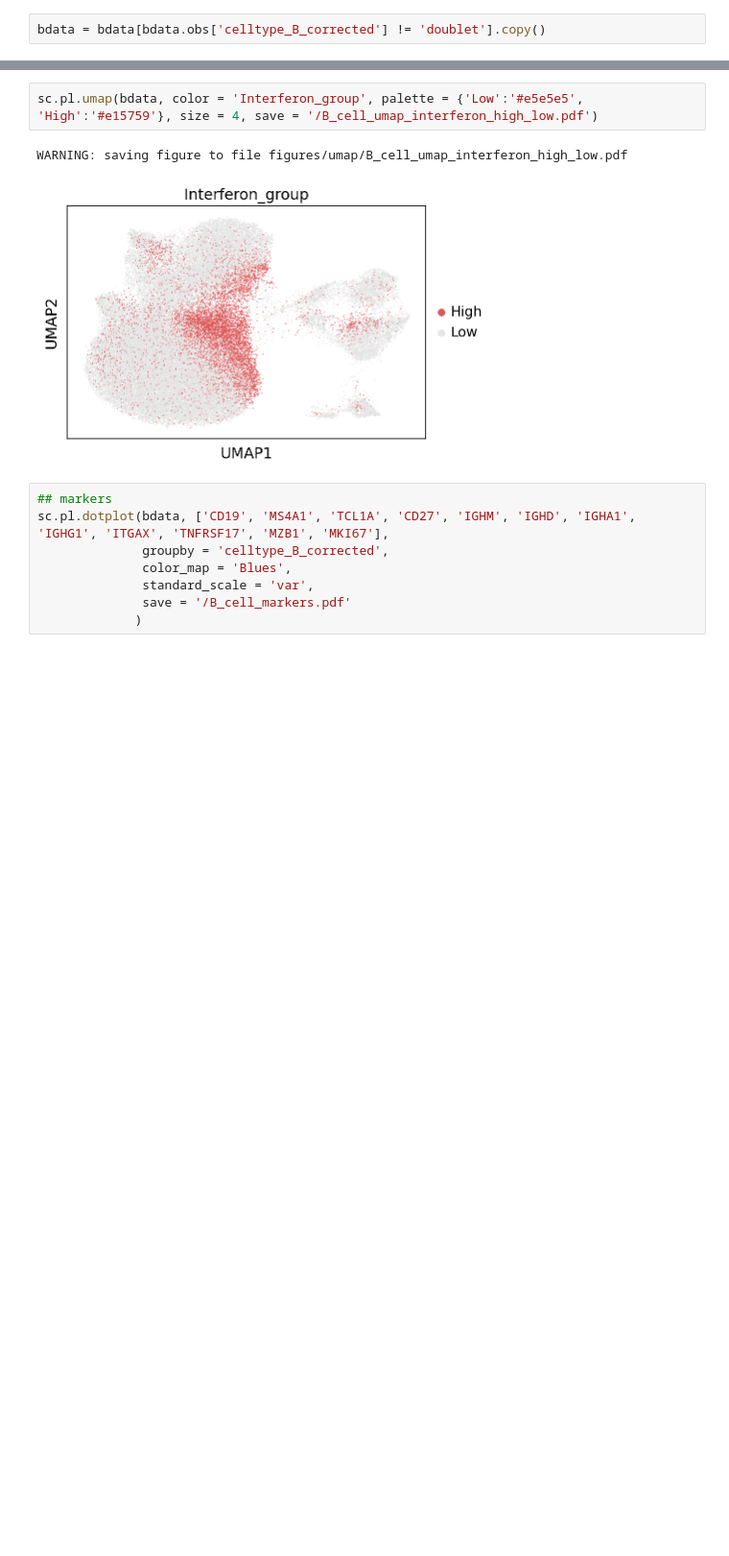
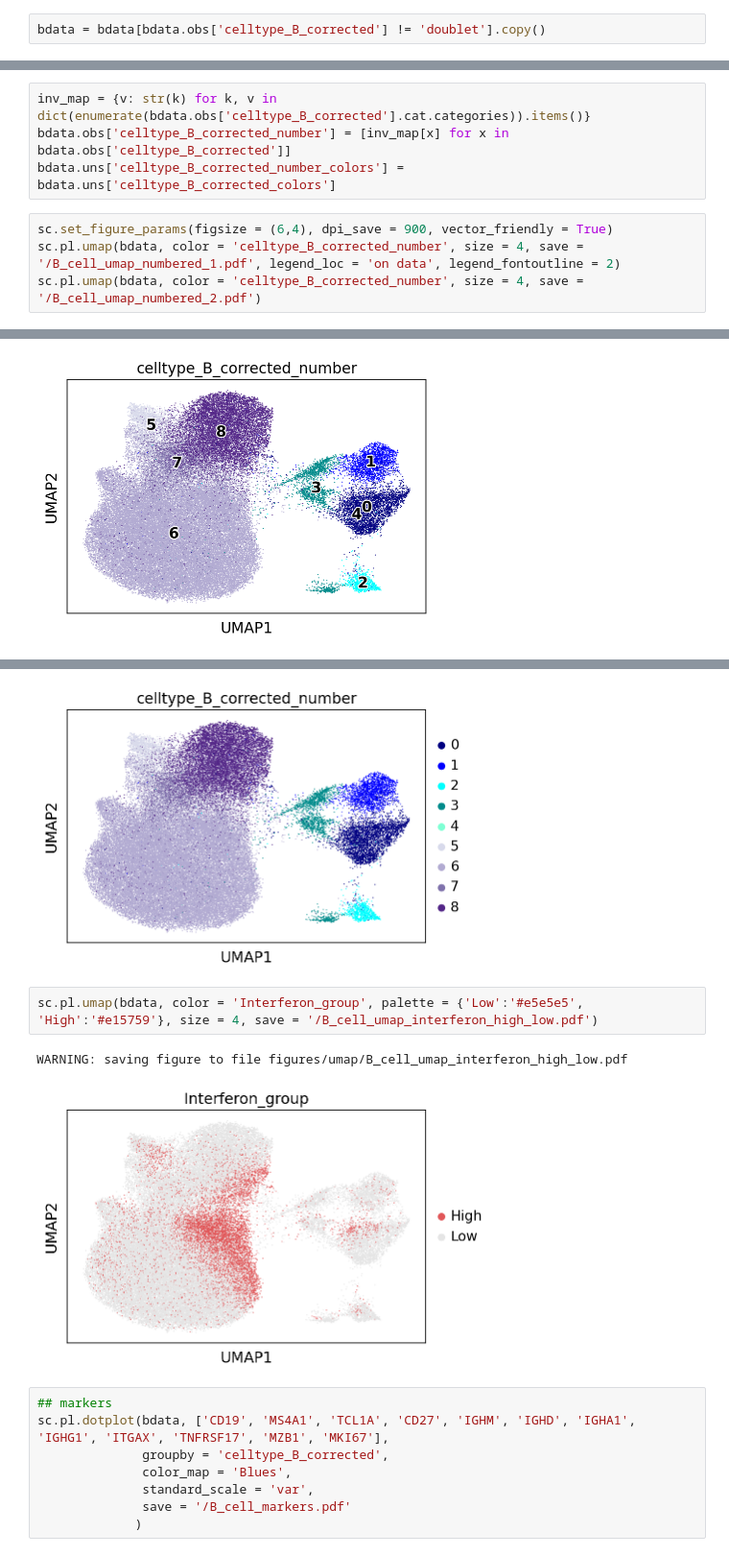
Before and after one commit to scCOVID-19/COVID_Imperial, a Jupyter notebook: Bcells/13_101222_imperial_B_plotting_B_cells.ipynb, the cells around one changed output, grey strips where cells are left out. Shown at 96% size. Saved outputs shown, nothing was run; the diff lists cells and outputs as text; blank space fills up the shorter version.

```diff
--- a/Bcells/13_101222_imperial_B_plotting_B_cells.ipynb
+++ b/Bcells/13_101222_imperial_B_plotting_B_cells.ipynb
@@ -44,0 +87,9 @@ WARNING: saving figure to file figures/umap/B_cell_umap.pdf
+# %%
+inv_map = {v: str(k) for k, v in dict(enumerate(bdata.obs['celltype_B_corrected'].cat.categories)).items()}
+bdata.obs['celltype_B_corrected_number'] = [inv_map[x] for x in bdata.obs['celltype_B_corrected']]
+bdata.uns['celltype_B_corrected_number_colors'] = bdata.uns['celltype_B_corrected_colors']
+# %%
+sc.set_figure_params(figsize = (6,4), dpi_save = 900, vector_friendly = True)
+sc.pl.umap(bdata, color = 'celltype_B_corrected_number', size = 4, save = '/B_cell_umap_numbered_1.pdf', legend_loc = 'on data', legend_fontoutline = 2)
+sc.pl.umap(bdata, color = 'celltype_B_corrected_number', size = 4, save = '/B_cell_umap_numbered_2.pdf')
+# %% [output]
@@ -44,0 +97 @@ WARNING: saving figure to file figures/umap/B_cell_umap.pdf
+[figure, added]
@@ -45,3 +99,4 @@ WARNING: saving figure to file figures/umap/B_cell_umap.pdf
+[figure, added]
 # %%
 sc.pl.umap(bdata, color = 'Interferon_group', palette = {'Low':'#e5e5e5', 'High':'#e15759'}, size = 4, save = '/B_cell_umap_interferon_high_low.pdf')
 # %% [output]
```
Also changed, not shown: parts of 4 cells of this notebook, 1 other file.
